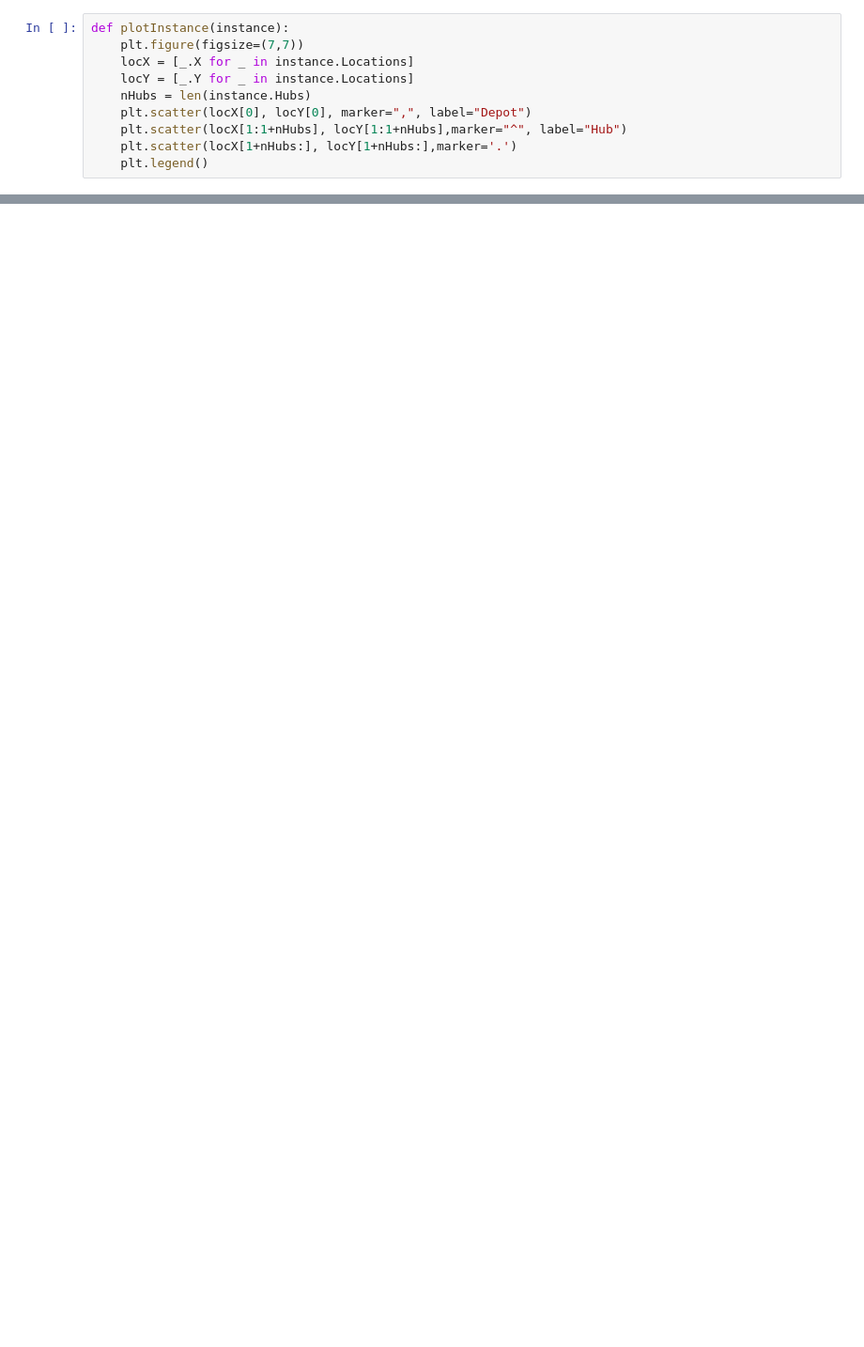
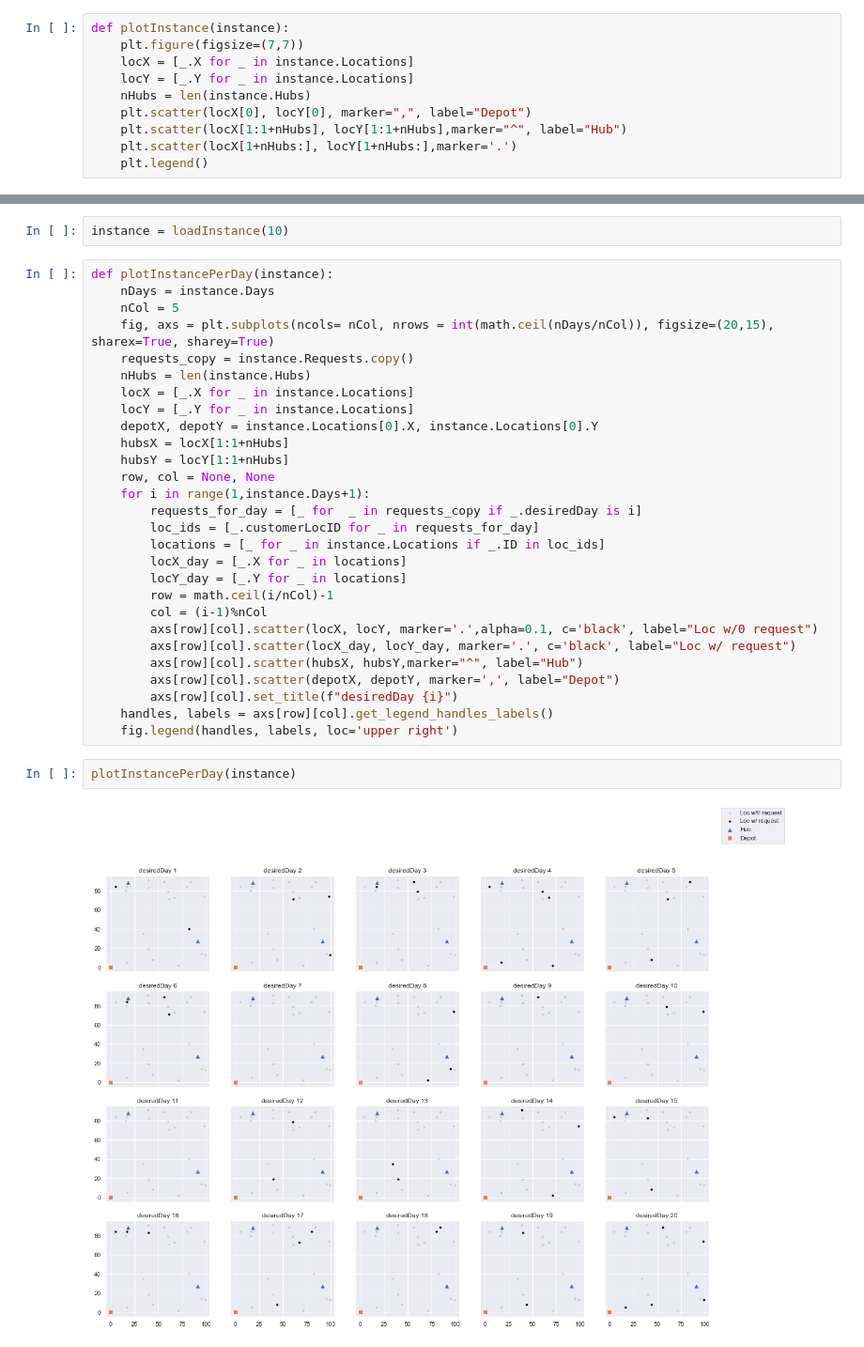
Before and after one commit to julianvanmeggelen/VRP-case, a Jupyter notebook: Exploring.ipynb, the cells around one changed output, grey strips where cells are left out. Shown at 94% size. Cells and saved outputs as stored; diff of their text form; blank space fills up the shorter version.

```diff
--- a/Exploring.ipynb
+++ b/Exploring.ipynb
@@ -35,3 +56,37 @@ plotInstance(instance)
+# %%
+instance = loadInstance(10)
+# %%
+def plotInstancePerDay(instance):
+    nDays = instance.Days
+    nCol = 5
+    fig, axs = plt.subplots(ncols= nCol, nrows = int(math.ceil(nDays/nCol)), figsize=(20,15), sharex=True, sharey=True)
+    requests_copy = instance.Requests.copy()
+    nHubs = len(instance.Hubs)
+    locX = [_.X for _ in instance.Locations]
+    locY = [_.Y for _ in instance.Locations]
+    depotX, depotY = instance.Locations[0].X, instance.Locations[0].Y
+    hubsX = locX[1:1+nHubs]
+    hubsY = locY[1:1+nHubs]
+    row, col = None, None
+    for i in range(1,instance.Days+1):
+        requests_for_day = [_ for  _ in requests_copy if _.desiredDay is i]
+        loc_ids = [_.customerLocID for _ in requests_for_day]
+        locations = [_ for _ in instance.Locations if _.ID in loc_ids]
+        locX_day = [_.X for _ in locations]
+        locY_day = [_.Y for _ in locations]
+        row = math.ceil(i/nCol)-1
+        col = (i-1)%nCol
+        axs[row][col].scatter(locX, locY, marker='.',alpha=0.1, c='black', label="Loc w/0 request")
+        axs[row][col].scatter(locX_day, locY_day, marker='.', c='black', label="Loc w/ request")
+        axs[row][col].scatter(hubsX, hubsY,marker="^", label="Hub")
+        axs[row][col].scatter(depotX, depotY, marker=',', label="Depot")
+        axs[row][col].set_title(f"desiredDay {i}")
+    handles, labels = axs[row][col].get_legend_handles_labels()
+    fig.legend(handles, labels, loc='upper right')
+# %%
+plotInstancePerDay(instance)
+# %% [output]
+[figure, added]
 # %% [markdown]
 <a style='text-decoration:none;line-height:16px;display:flex;color:#5B5B62;padding:10px;justify-content:end;' href='https://deepnote.com?utm_source=created-in-deepnote-cell&projectId=753de76d-10e8-4df1-99e9-23420669c377' target="_blank">
 <img alt='Created in deepnote.com' style='display:inline;max-height:16px;margin:0px;margin-right:7.5px;' src='embedded-picture-1' > </img>
```
Also changed, not shown: parts of 7 cells of this notebook, 9 other files.
